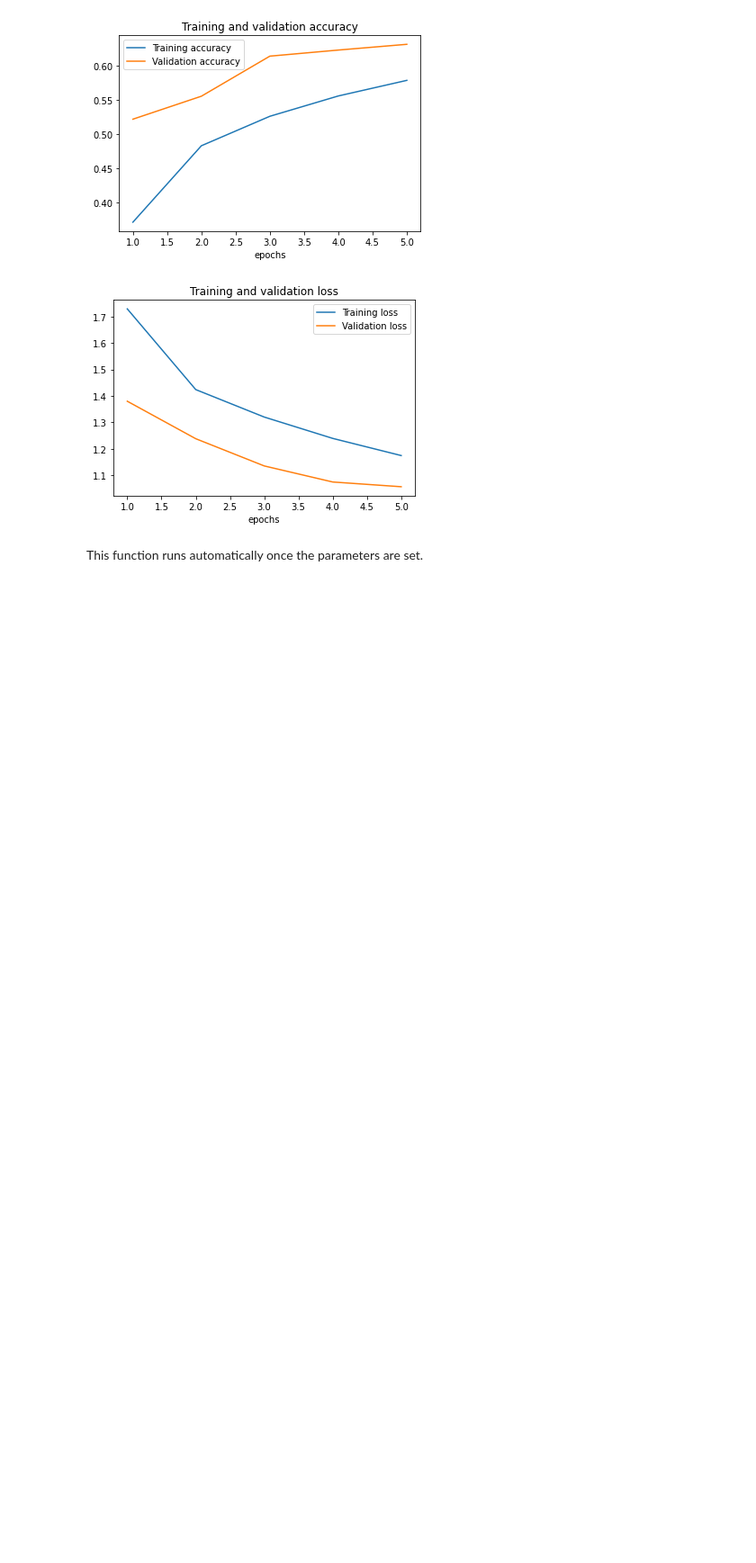
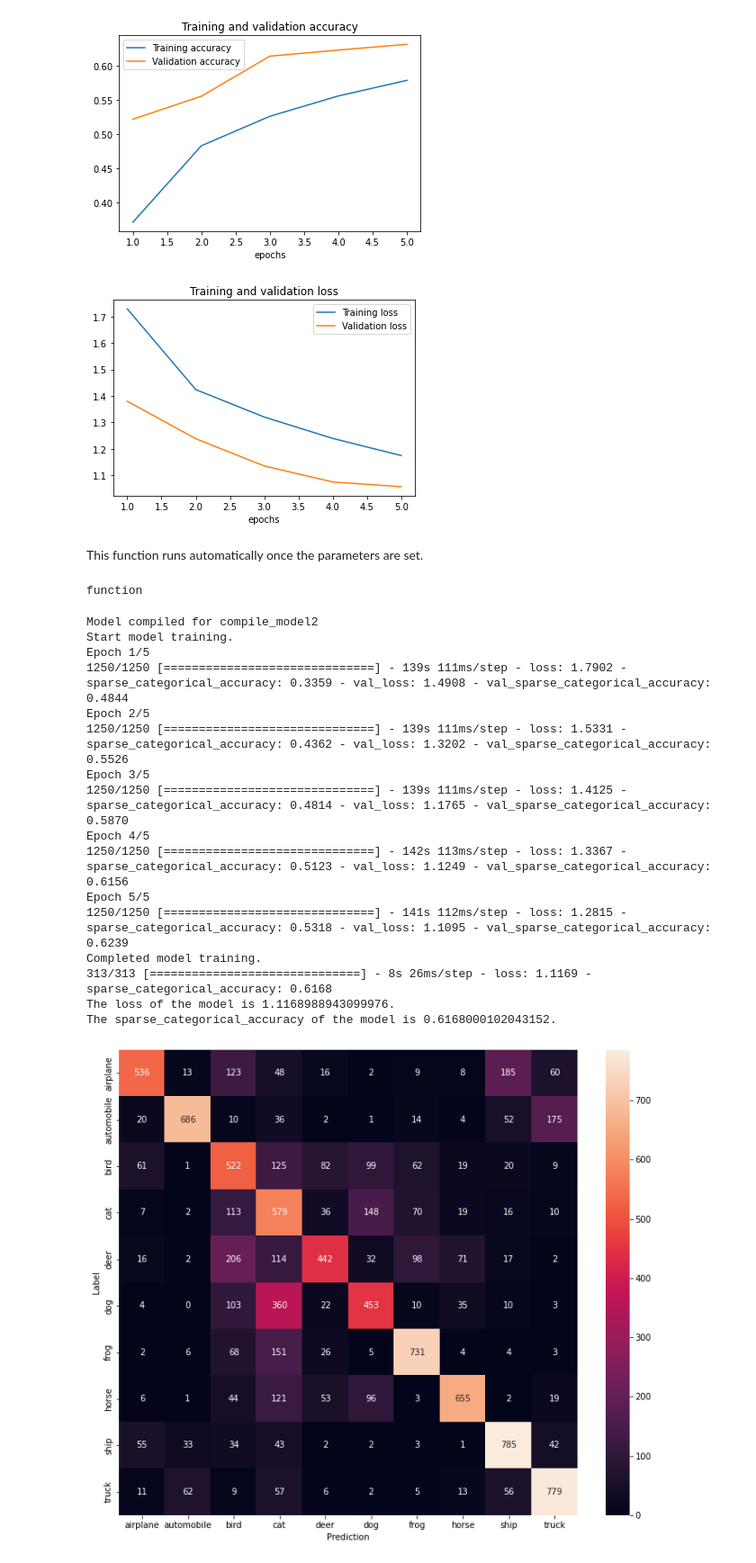
Before and after one commit to rl-creator/data_science_projects_2022, a Jupyter notebook: cifar10_image_classification/model_testing_prototype.ipynb, the cells around one changed output. Shown: that part at 90% size. Drawn from its saved outputs; the diff is of its cells as text; code cells hidden in the pictures; blank space fills up the shorter version.

Commit message:
Changed model testing function to run when called rather than immediately after parameters are set

```diff
--- a/cifar10_image_classification/model_testing_prototype.ipynb
+++ b/cifar10_image_classification/model_testing_prototype.ipynb
@@ -88,0 +116,48 @@ This function runs automatically once the parameters are set.
+# %%
+test_run2 = main2 () (model_layers = {'input_layer': Input (shape = (32, 32, 3)),
+                                      'hidden_layers': [Conv2D (32, kernel_size = (3, 3), activation = "relu"),
+                                                        Conv2D (64, kernel_size = (3, 3), activation = "relu"),
+                                                        MaxPooling2D (pool_size = (2, 2)),
+                                                        Dropout (0.25),
+                                                        Flatten (),
+                                                        Dense (64, activation = "relu"),
+                                                        Dropout (0.5),
+                                                        Dense (10, activation = "softmax")
+                                                        ]
+                                      },
+                      compiler_settings = {'optimizer': "Adam",
+                                           'loss': "sparse_categorical_crossentropy",
+                                           'metrics': ["sparse_categorical_accuracy"]
+                                           },
+                      fit_settings = {'batch_size': 32,
+                                      'epochs': 5,
+                                      'validation_split': 0.2
+                                      }
+                      )
+# %%
+type (test_run2)
+# %% [output]
+function
+# %%
+def run_function (func):
+    func ()
+# %%
+run_function (test_run2)
+# %% [output]
+Model compiled for compile_model2
+Start model training.
+Epoch 1/5
+1250/1250 [==============================] - 139s 111ms/step - loss: 1.7902 - sparse_categorical_accuracy: 0.3359 - val_loss: 1.4908 - val_sparse_categorical_accuracy: 0.4844
+Epoch 2/5
+1250/1250 [==============================] - 139s 111ms/step - loss: 1.5331 - sparse_categorical_accuracy: 0.4362 - val_loss: 1.3202 - val_sparse_categorical_accuracy: 0.5526
+Epoch 3/5
+1250/1250 [==============================] - 139s 111ms/step - loss: 1.4125 - sparse_categorical_accuracy: 0.4814 - val_loss: 1.1765 - val_sparse_categorical_accuracy: 0.5870
+Epoch 4/5
+1250/1250 [==============================] - 142s 113ms/step - loss: 1.3367 - sparse_categorical_accuracy: 0.5123 - val_loss: 1.1249 - val_sparse_categorical_accuracy: 0.6156
+Epoch 5/5
+1250/1250 [==============================] - 141s 112ms/step - loss: 1.2815 - sparse_categorical_accuracy: 0.5318 - val_loss: 1.1095 - val_sparse_categorical_accuracy: 0.6239
+Completed model training.
+313/313 [==============================] - 8s 26ms/step - loss: 1.1169 - sparse_categorical_accuracy: 0.6168
+The loss of the model is 1.1168988943099976.
+The sparse_categorical_accuracy of the model is 0.6168000102043152.
+[figure, added]
```
Also changed, not shown: parts of 3 cells of this notebook.
